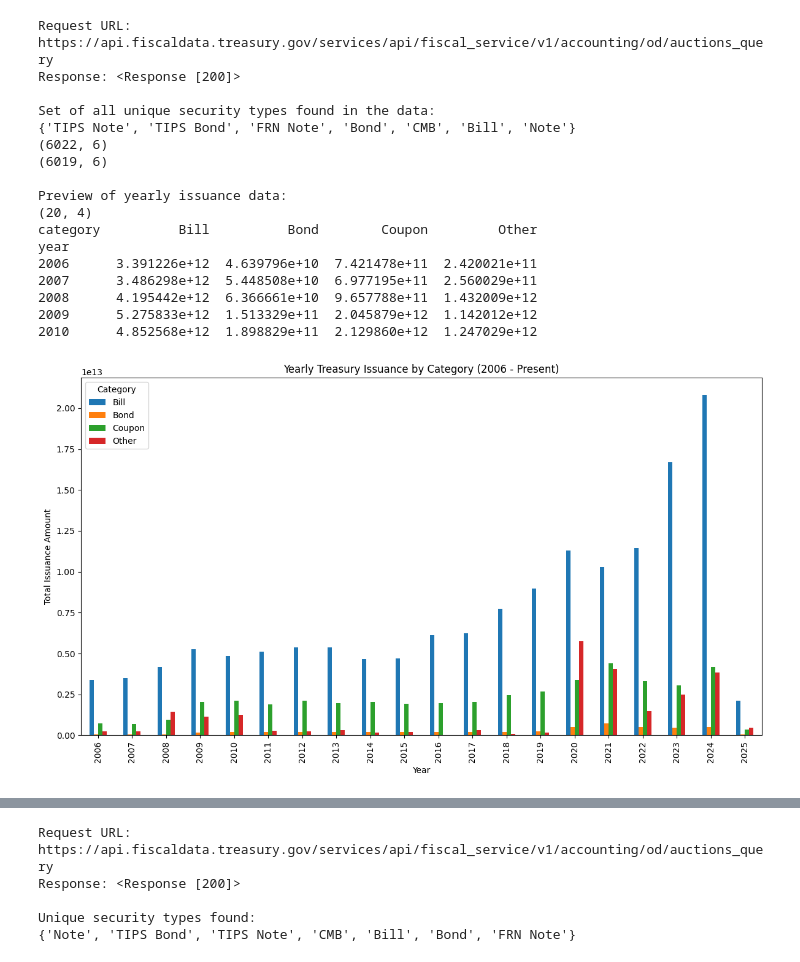
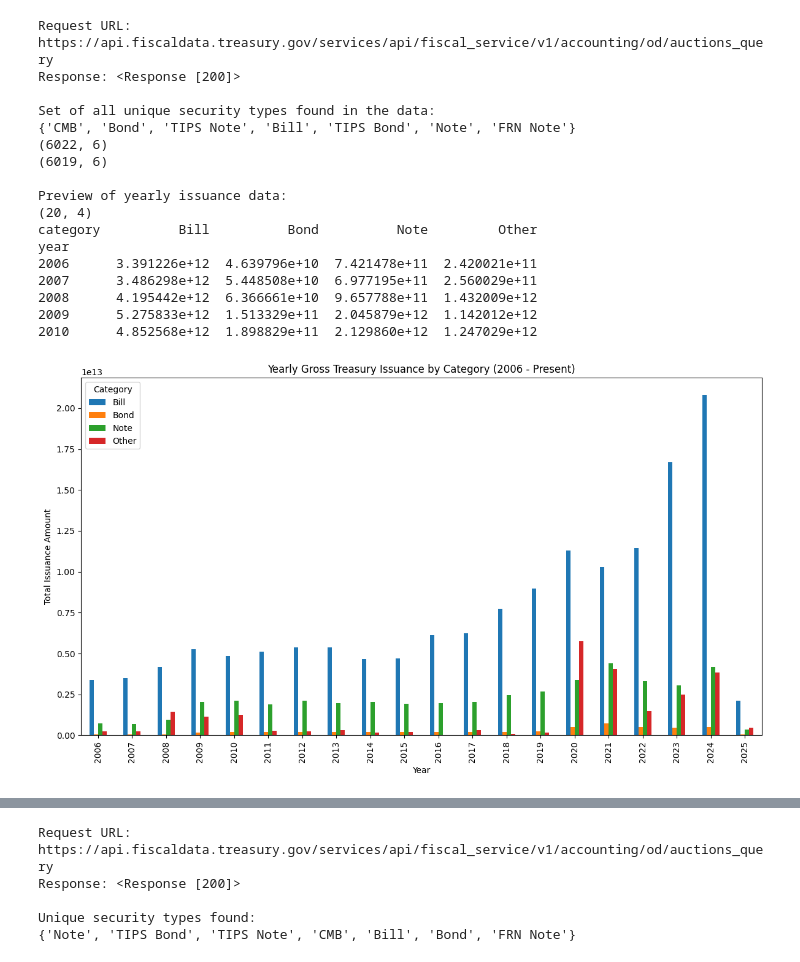
Before and after one commit to adssoccer1/Macro, a Jupyter notebook: Drafts/draft_charts.ipynb, the cells around one changed output, grey strips where cells are left out. Drawn from its saved outputs; the diff is of its cells as text; code cells hidden in the pictures.

```diff
--- a/Drafts/draft_charts.ipynb
+++ b/Drafts/draft_charts.ipynb
@@ -178,7 +56,7 @@ def categorize_security(security_type):
     if "Bill" in security_type:
         return "Bill"
     elif "Note" in security_type or "Coupon" in security_type:
-        return "Coupon"
+        return "Note"
     elif "Bond" in security_type:
         return "Bond"
     else:
@@ -202,34 +80,34 @@ yearly_issuance = df.groupby(["year", "category"])["total_accepted"].sum().reset
 pivot_df = yearly_issuance.pivot(index="year", columns="category", values="total_accepted")
 pivot_df = pivot_df.fillna(0)  # Replace missing values with 0
 
 print("\nPreview of yearly issuance data:")
 print(pivot_df.shape)  # Output: (number_of_rows, number_of_columns)
 print(pivot_df.head())
 
 # --- Plotting ---
 pivot_df.plot(kind="bar", figsize=(12, 7))
 plt.xlabel("Year")
 plt.ylabel("Total Issuance Amount")
-plt.title("Yearly Treasury Issuance by Category (2006 - Present)")
+plt.title("Yearly Gross Treasury Issuance by Category (2006 - Present)")
 plt.legend(title="Category")
 plt.tight_layout()
 plt.show()
 # %% [output]
 Request URL: https://api.fiscaldata.treasury.gov/services/api/fiscal_service/v1/accounting/od/auctions_query
 Response: <Response [200]>
 
 Set of all unique security types found in the data:
-{'TIPS Note', 'TIPS Bond', 'FRN Note', 'Bond', 'CMB', 'Bill', 'Note'}
+{'CMB', 'Bond', 'TIPS Note', 'Bill', 'TIPS Bond', 'Note', 'FRN Note'}
 (6022, 6)
 (6019, 6)
 
 Preview of yearly issuance data:
 (20, 4)
-category          Bill          Bond        Coupon         Other
+category          Bill          Bond          Note         Other
 year
 2006      3.391226e+12  4.639796e+10  7.421478e+11  2.420021e+11
 2007      3.486298e+12  5.448508e+10  6.977195e+11  2.560029e+11
 2008      4.195442e+12  6.366661e+10  9.657788e+11  1.432009e+12
 2009      5.275833e+12  1.513329e+11  2.045879e+12  1.142012e+12
 2010      4.852568e+12  1.898829e+11  2.129860e+12  1.247029e+12
-[figure, old version]
+[figure, new version]
```
Also changed, not shown: parts of 3 cells of this notebook.
